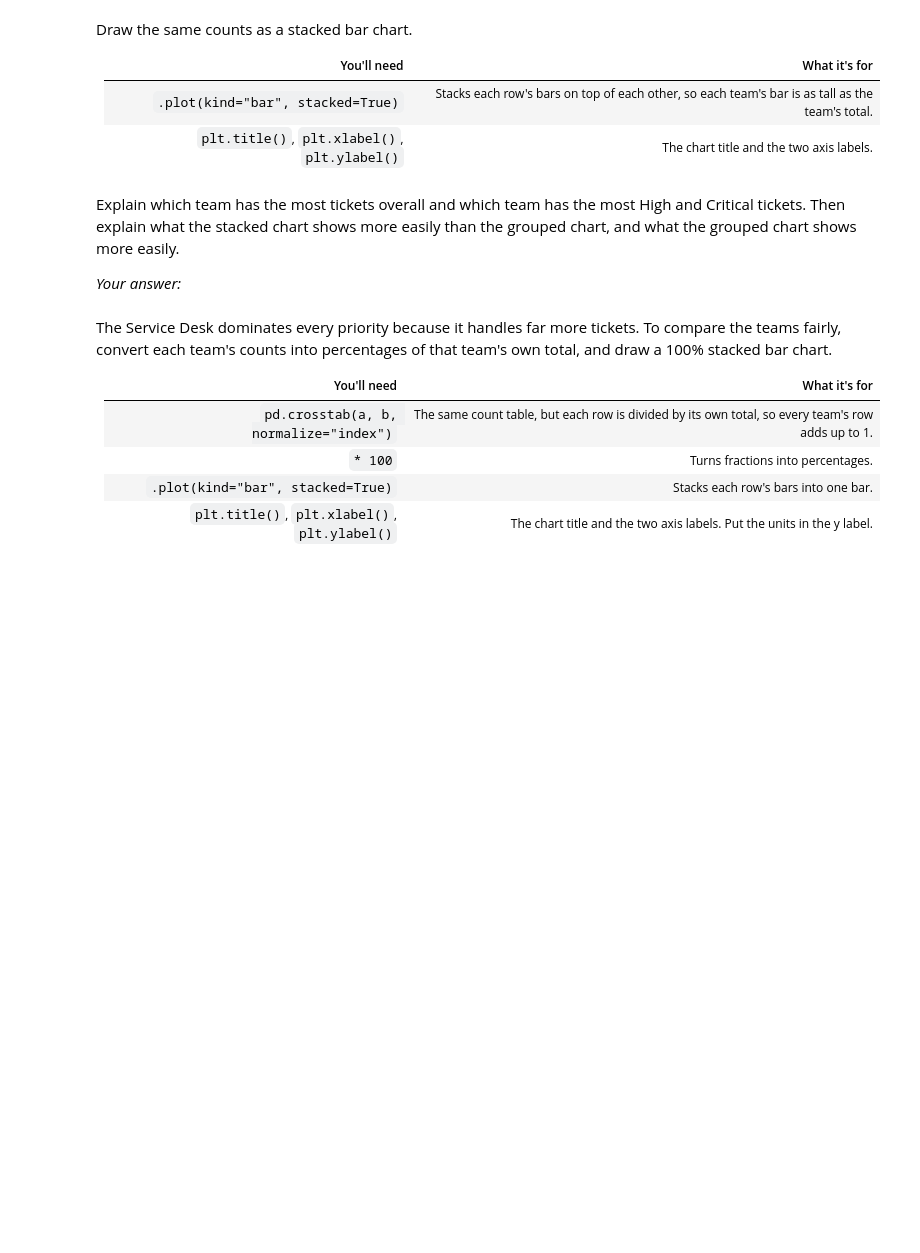
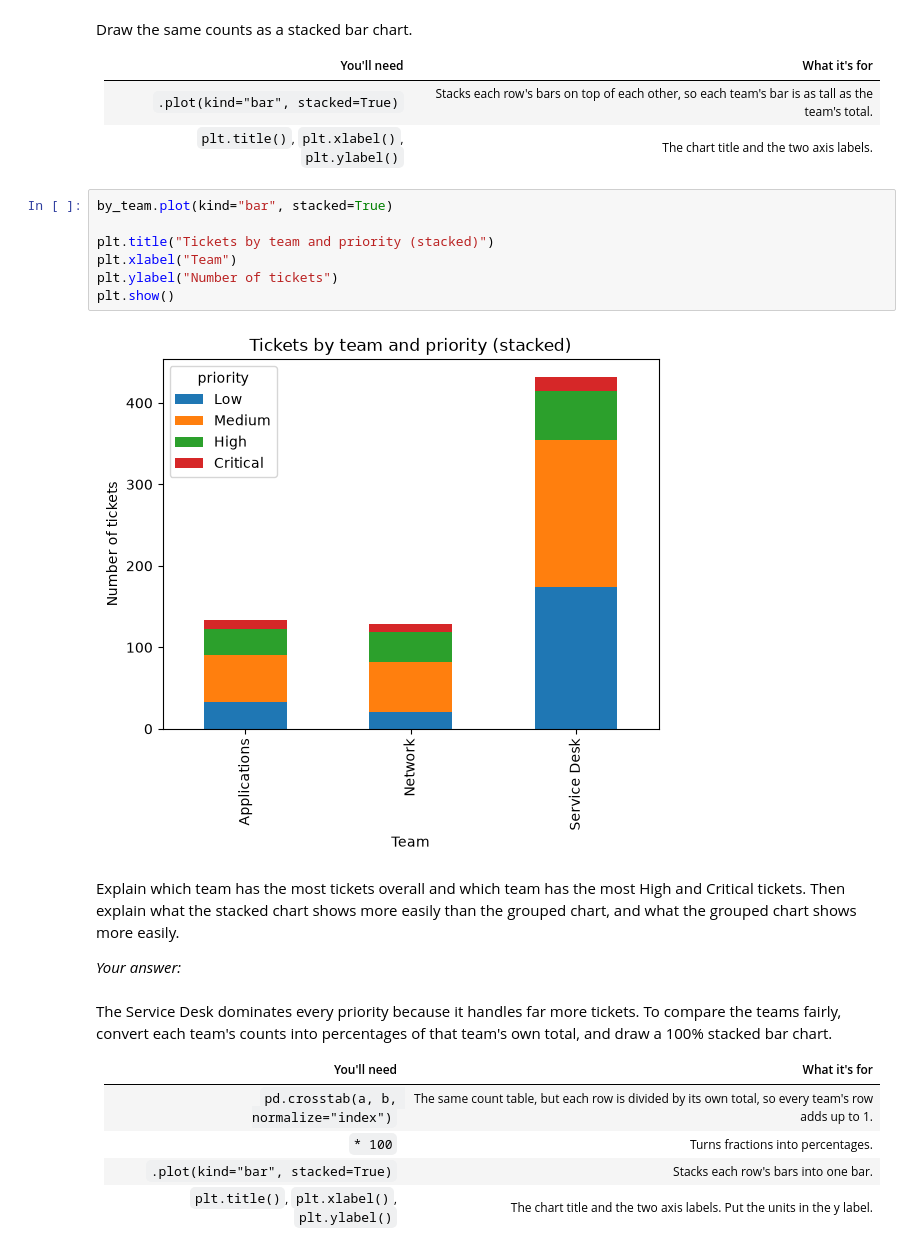
Before and after one commit to Ingiya/2501, a Jupyter notebook: student/lesson-15/discrete_demo_starter.ipynb, the cells around one changed output. Saved outputs shown, nothing was run; the diff lists cells and outputs as text; blank space fills up the shorter version.

```diff
--- a/student/lesson-15/discrete_demo_starter.ipynb
+++ b/student/lesson-15/discrete_demo_starter.ipynb
@@ -91,6 +207,15 @@ Draw the same counts as a stacked bar chart.
 |---|---|
 | `.plot(kind="bar", stacked=True)` | Stacks each row's bars on top of each other, so each team's bar is as tall as the team's total. |
 | `plt.title()`, `plt.xlabel()`, `plt.ylabel()` | The chart title and the two axis labels. |
+# %%
+by_team.plot(kind="bar", stacked=True)
+
+plt.title("Tickets by team and priority (stacked)")
+plt.xlabel("Team")
+plt.ylabel("Number of tickets")
+plt.show()
+# %% [output]
+[figure, added]
 # %% [markdown]
 Explain which team has the most tickets overall and which team has the most High and Critical tickets. Then explain what the stacked chart shows more easily than the grouped chart, and what the grouped chart shows more easily.
 
```
Also changed, not shown: parts of 8 cells of this notebook, 1 other file.
